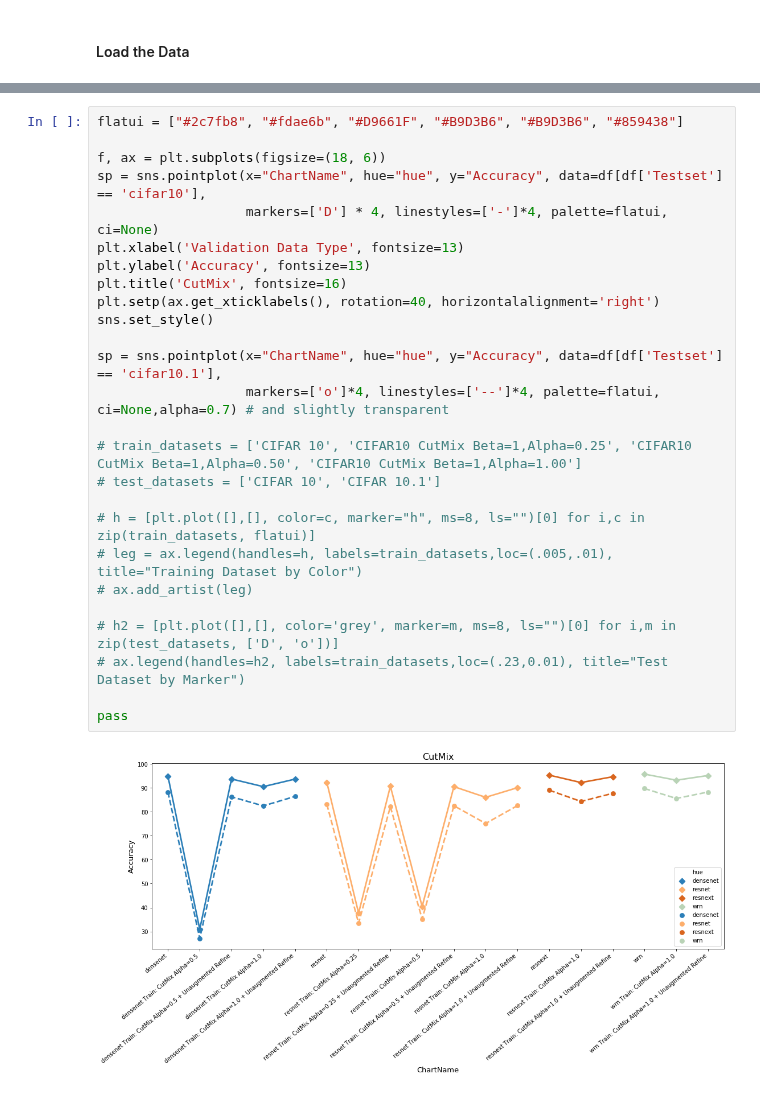
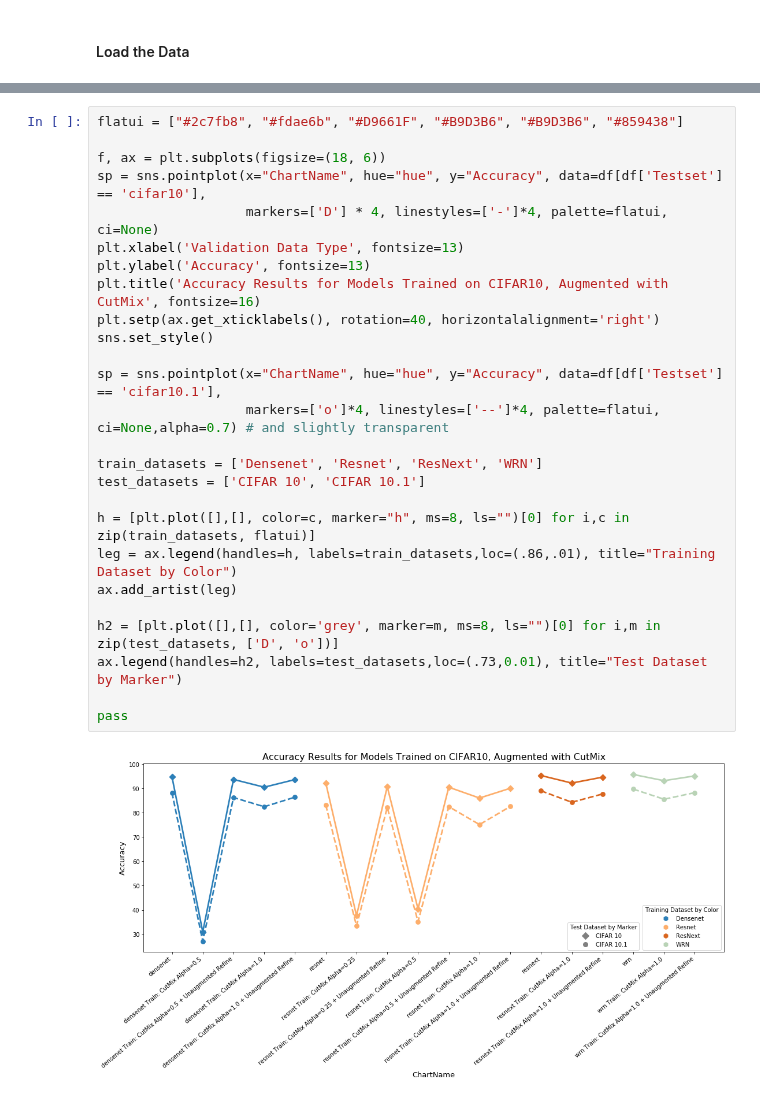
Before and after one commit to danzisar/w210-capstone, a Jupyter notebook: analysis/ResultsAnalysis_CutMixTraining.ipynb, the cells around one changed output, grey strips where cells are left out. Drawn from its saved outputs; the diff is of its cells as text.

Commit message:
CutMix Results

```diff
--- a/analysis/ResultsAnalysis_CutMixTraining.ipynb
+++ b/analysis/ResultsAnalysis_CutMixTraining.ipynb
@@ -128,28 +128,28 @@ df
 # %%
 flatui = ["#2c7fb8", "#fdae6b", "#D9661F", "#B9D3B6", "#B9D3B6", "#859438"]
 
 f, ax = plt.subplots(figsize=(18, 6))
 sp = sns.pointplot(x="ChartName", hue="hue", y="Accuracy", data=df[df['Testset'] == 'cifar10'],
                    markers=['D'] * 4, linestyles=['-']*4, palette=flatui, ci=None)
 plt.xlabel('Validation Data Type', fontsize=13)
 plt.ylabel('Accuracy', fontsize=13)
-plt.title('CutMix', fontsize=16)
+plt.title('Accuracy Results for Models Trained on CIFAR10, Augmented with CutMix', fontsize=16)
 plt.setp(ax.get_xticklabels(), rotation=40, horizontalalignment='right')
 sns.set_style()
 
 sp = sns.pointplot(x="ChartName", hue="hue", y="Accuracy", data=df[df['Testset'] == 'cifar10.1'],
                    markers=['o']*4, linestyles=['--']*4, palette=flatui, ci=None,alpha=0.7) # and slightly transparent
 
-# train_datasets = ['CIFAR 10', 'CIFAR10 CutMix Beta=1,Alpha=0.25', 'CIFAR10 CutMix Beta=1,Alpha=0.50', 'CIFAR10 CutMix Beta=1,Alpha=1.00']
-# test_datasets = ['CIFAR 10', 'CIFAR 10.1']
+train_datasets = ['Densenet', 'Resnet', 'ResNext', 'WRN']
+test_datasets = ['CIFAR 10', 'CIFAR 10.1']
 
-# h = [plt.plot([],[], color=c, marker="h", ms=8, ls="")[0] for i,c in zip(train_datasets, flatui)]
-# leg = ax.legend(handles=h, labels=train_datasets,loc=(.005,.01), title="Training Dataset by Color")
-# ax.add_artist(leg)
+h = [plt.plot([],[], color=c, marker="h", ms=8, ls="")[0] for i,c in zip(train_datasets, flatui)]
+leg = ax.legend(handles=h, labels=train_datasets,loc=(.86,.01), title="Training Dataset by Color")
+ax.add_artist(leg)
 
-# h2 = [plt.plot([],[], color='grey', marker=m, ms=8, ls="")[0] for i,m in zip(test_datasets, ['D', 'o'])]
-# ax.legend(handles=h2, labels=train_datasets,loc=(.23,0.01), title="Test Dataset by Marker")
+h2 = [plt.plot([],[], color='grey', marker=m, ms=8, ls="")[0] for i,m in zip(test_datasets, ['D', 'o'])]
+ax.legend(handles=h2, labels=test_datasets,loc=(.73,0.01), title="Test Dataset by Marker")
 
 pass
 # %% [output]
-[figure, old version]
+[figure, new version]
```
